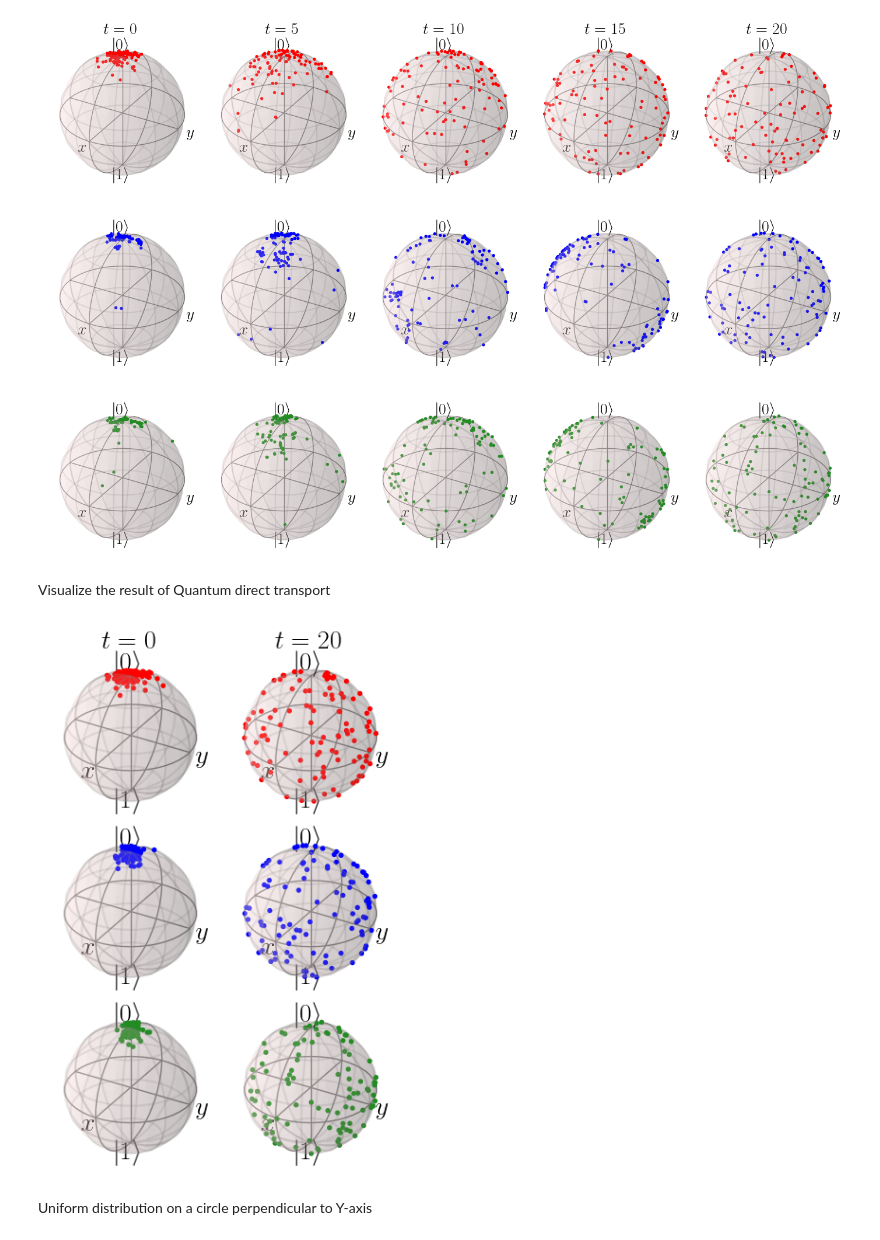
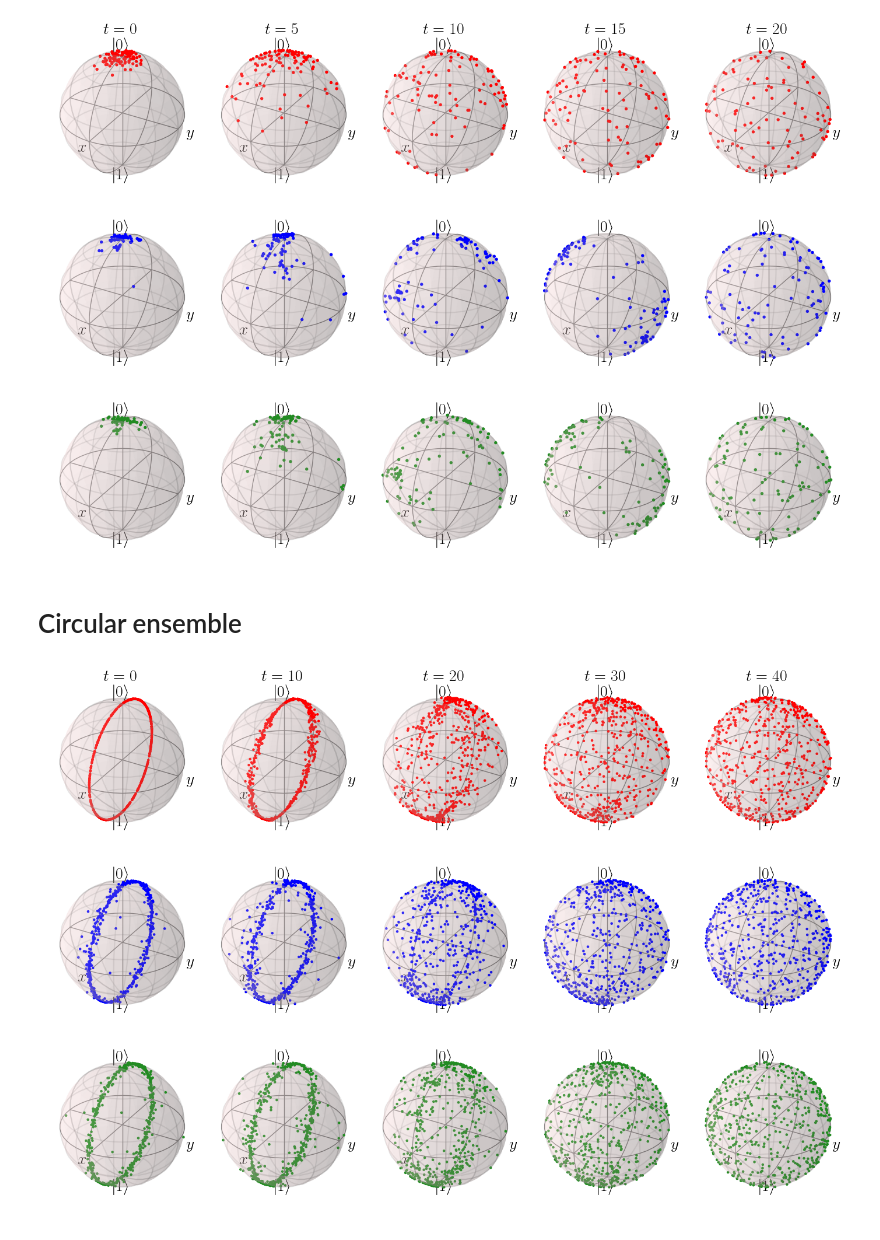
Before and after one commit to Francis-Hsu/QuantGenMdl, a Jupyter notebook: bloch_visualize.ipynb, the cells around one changed output. Saved outputs shown, nothing was run; the diff lists cells and outputs as text; code cells hidden in the pictures.

```diff
--- a/bloch_visualize.ipynb
+++ b/bloch_visualize.ipynb
@@ -25,15 +24,11 @@ Cluster problem close to |0>
 # %%
 # bloch visualize on the backward denoise process
+Ndata = 100
 T = 20
-L = 4
-Ndata = 100
-method = 'nat'
-indices = np.random.choice(1000, Ndata, replace=False)
-states_diff = np.load('data/QDDPM/cluster0/n1/cluster0Diff_n1T%d_N1000.npy'%T)[:,indices]
-data_gen_tr = np.load('data/QDDPM/cluster0/n1/QDDPMcluster0trainGen_n1na1T%dL%d_%s.npy'\
-                      %(T, L, method))
-data_gen_te = np.load('data/QDDPM/cluster0/n1/QDDPMcluster0testGen_n1na1T%dL%d_%s.npy'\
-                      %(T, L, method))
+indices = np.random.choice(1000, 100, replace=False)
+states_diff = np.load('data/cluster/n1/cluster0Diff_n1T20_N1000.npy')[:,indices]
+data_gen_tr = np.load('data/cluster/n1/QDDPMcluster0trainGen_n1na1T20L4_mmd.npy')
+data_gen_te = np.load('data/cluster/n1/QDDPMcluster0testGen_n1na1T20L4_mmd.npy')
 
 fig, axs = plt.subplots(3,5, figsize=(14,10), subplot_kw={'projection': '3d'})
 cc = 0
@@ -65,57 +60,51 @@ for i in range(0, T+1, 5):
     axs[0,cc].set_title(r'$t=%d$'%i, fontsize=20)
     cc += 1
 plt.tight_layout()
-plt.savefig('figures/QDDPMcluster0Bloch_n1na1T%dL%d.pdf'%(T, L), bbox_inches='tight')
-plt.show()
-plt.close()
 # %% [output]
-[figure, old version]
+[figure, new version]
-# %% [markdown]
-Visualize the result of Quantum direct transport
+# %% [markdown]
+# Circular ensemble
 # %%
-T = 20
-L = 80
-Ndata = 100
-method = 'nat'
-indices = np.random.choice(1000, Ndata, replace=False)
-states_diff = np.load('data/QDDPM/cluster0/n1/cluster0Diff_n1T%d_N1000.npy'%T)[:,indices]
-data_gen_tr = np.load('data/QDT/cluster0/n1/QDTcluster0trainGen_n1na1T%dL%d_%s.npy'\
-                      %(T, L, method))
-data_gen_te = np.load('data/QDT/cluster0/n1/QDTcluster0testGen_n1na1T%dL%d_%s.npy'\
-                      %(T, L, method))
+# bloch visualize on the backward denoise process
+T = 40
+L = 6
+Ndata = 500
+method = 'wd'
+indices = np.random.choice(10*Ndata, Ndata, replace=False)
+states_diff = np.load('data/circle/circleYDiff_n1T40_N5000.npy')[:, indices]
+data_gen_tr = np.load('data/circle/QDDPMcircleYtraingen_n1na2T40L6_wd.npy')
+data_gen_te = np.load('data/circle/QDDPMcircleYtestgen_n1na2T40L6_wd.npy')
+fig, axs = plt.subplots(3,5, figsize=(14,10), subplot_kw={'projection': '3d'})
 
-fig, axs = plt.subplots(3,2, figsize=(4,6), subplot_kw={'projection': '3d'})
-for i in range(2):
-    xs0, ys0, zs0 = bloch_xyz(states_diff[i*T])
+xs, ys, zs = [], [], []
+cc = 0
+for i in range(0, T+1, 10):
+    xs0, ys0, zs0 = bloch_xyz(states_diff[i])
     xs1, ys1, zs1 = bloch_xyz(data_gen_tr[i])
     xs2, ys2, zs2 = bloch_xyz(data_gen_te[i])
-    b0 = Bloch(fig=fig, axes=axs[0,i])
+    b0 = Bloch(fig=fig, axes=axs[0,cc])
     b0.clear()
     b0.add_points([xs0, ys0, zs0])
     b0.point_color = ['r']*Ndata
     b0.point_style = 'm'
-    b0.point_size = 8*np.ones(Ndata)
+    b0.point_size = 5*np.ones(Ndata)
     b0.render()
-    b1 = Bloch(fig=fig, axes=axs[1,i])
+    b1 = Bloch(fig=fig, axes=axs[1,cc])
     b1.clear()
     b1.add_points([xs1, ys1, zs1])
     b1.point_color = ['b']*Ndata
     b1.point_style = 'm'
-    b1.point_size = 8*np.ones(Ndata)
+    b1.point_size = 5*np.ones(Ndata)
     b1.render()
-    b2 = Bloch(fig=fig, axes=axs[2,i])
+    b2 = Bloch(fig=fig, axes=axs[2,cc])
     b2.clear()
     b2.add_points([xs2, ys2, zs2])
     b2.point_color = ['forestgreen']*Ndata
     b2.point_style = 'm'
-    b2.point_size = 8*np.ones(Ndata)
+    b2.point_size = 5*np.ones(Ndata)
     b2.render()
-    axs[0, i].set_title(r'$t=%d$'%(i*T), fontsize=20)
+    axs[0,cc].set_title(r'$t=%d$'%i, fontsize=20)
+    cc += 1
 plt.tight_layout()
-plt.savefig('figures/QDTcluster0Bloch_n1na1T%dL%d.pdf'%(T, L), bbox_inches='tight')
-plt.show()
-plt.close()
 # %% [output]
-[figure, old version]
+[figure, new version]
-# %% [markdown]
-Uniform distribution on a circle perpendicular to Y-axis
```
Also changed, not shown: parts of 6 cells of this notebook, 22 other files.
